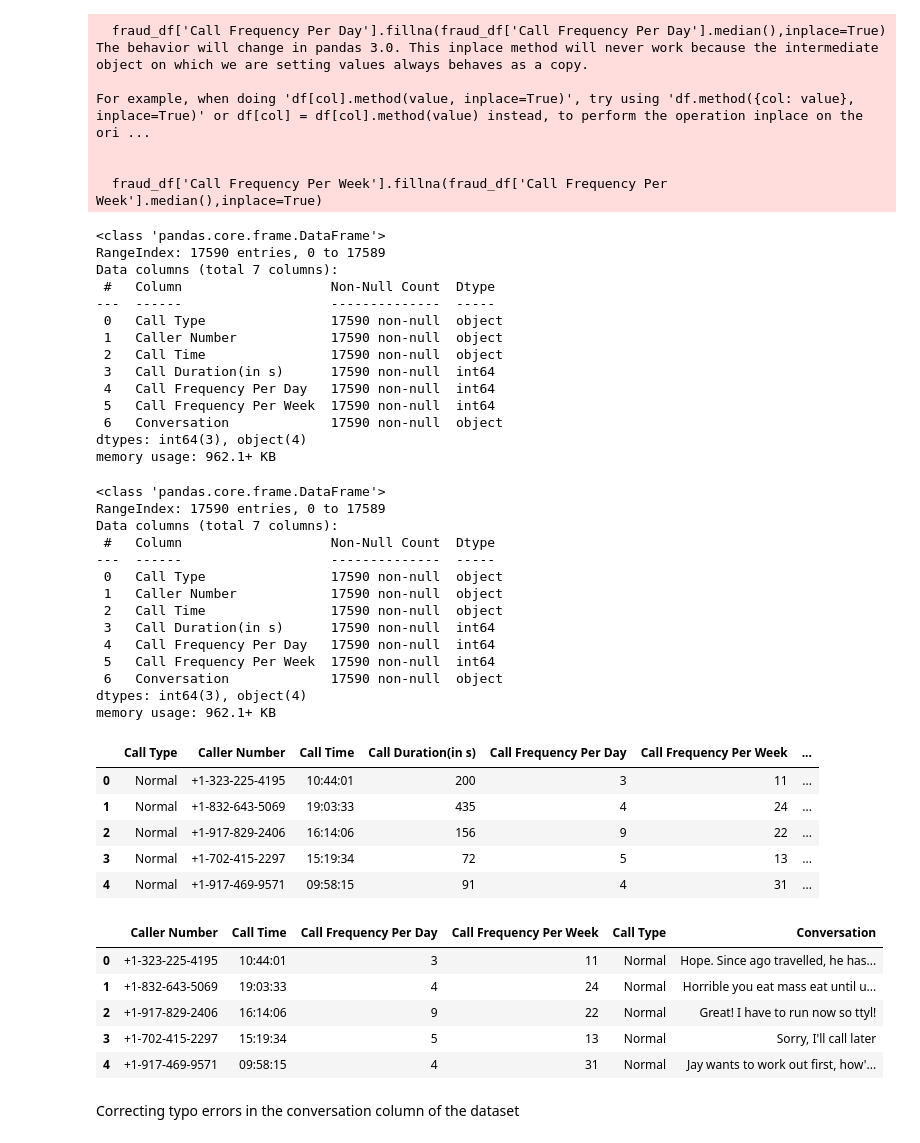
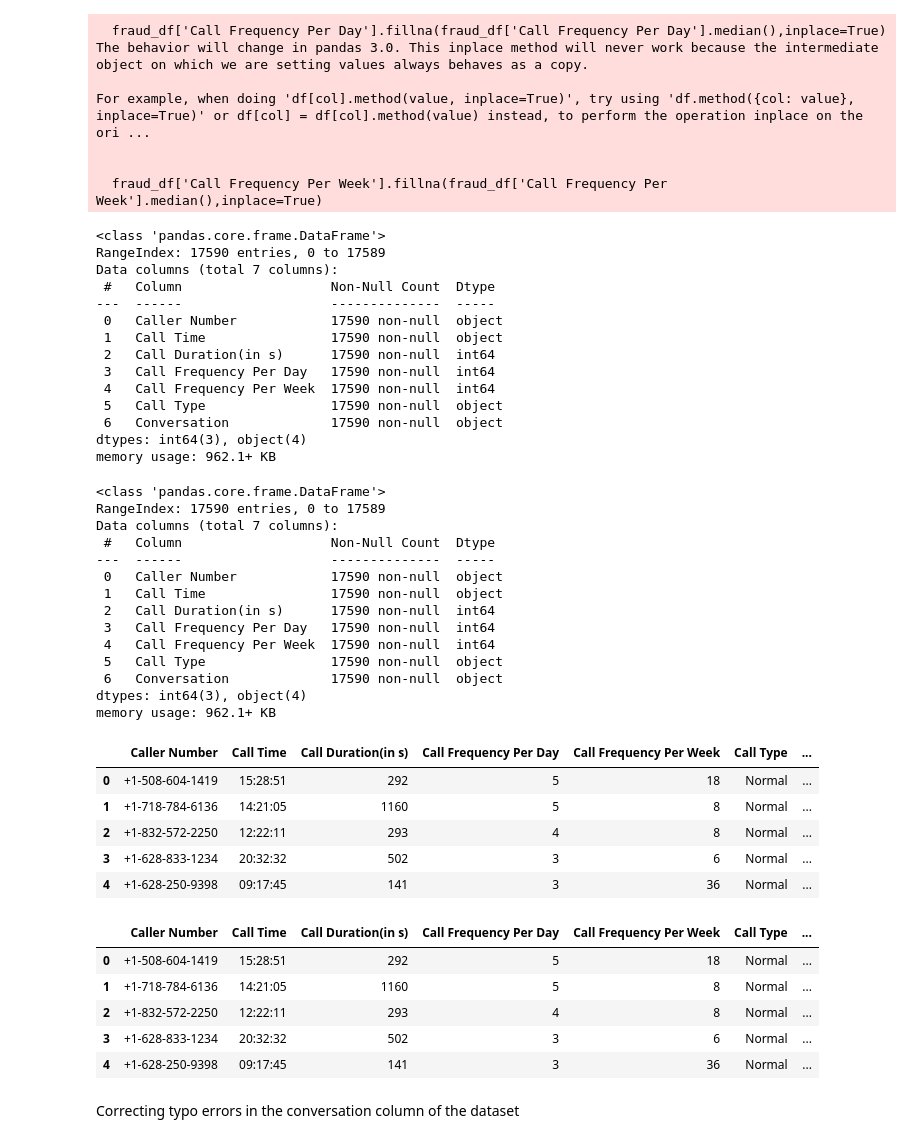
Before and after one commit to achal3014/Spam-Fraud-Call-Location-Detection, a Jupyter notebook: a_edit_text.ipynb, the cells around one changed output. Saved outputs shown, nothing was run; the diff lists cells and outputs as text; code cells hidden in the pictures.

```diff
--- a/a_edit_text.ipynb
+++ b/a_edit_text.ipynb
@@ -6,6 +6,6 @@ Importing necessary dependencies
 import numpy as np
 import pandas as pd
 # %%
-fraud_df = pd.read_csv("updated_convo.csv")
+fraud_df = pd.read_csv("corrected_names.csv")
 fraud_df.head()
 # %% [output]
@@ -18,5 +18,3 @@ fraud_df.head()
-# %%
-fraud_df.drop('Unnamed: 0', axis = 1, inplace = True)
 # %%
 fraud_df.head()
 # %% [output]
@@ -99,12 +97,12 @@ RangeIndex: 17590 entries, 0 to 17589
 Data columns (total 7 columns):
  #   Column                   Non-Null Count  Dtype
 ---  ------                   --------------  -----
- 0   Call Type                17590 non-null  object
- 1   Caller Number            17590 non-null  object
- 2   Call Time                17590 non-null  object
- 3   Call Duration(in s)      17590 non-null  int64
- 4   Call Frequency Per Day   17590 non-null  int64
- 5   Call Frequency Per Week  17590 non-null  int64
+ 0   Caller Number            17590 non-null  object
+ 1   Call Time                17590 non-null  object
+ 2   Call Duration(in s)      17590 non-null  int64
+ 3   Call Frequency Per Day   17590 non-null  int64
+ 4   Call Frequency Per Week  17590 non-null  int64
+ 5   Call Type                17590 non-null  object
  6   Conversation             17590 non-null  object
 dtypes: int64(3), object(4)
 memory usage: 962.1+ KB
@@ -122,31 +120,31 @@ RangeIndex: 17590 entries, 0 to 17589
 Data columns (total 7 columns):
  #   Column                   Non-Null Count  Dtype
 ---  ------                   --------------  -----
- 0   Call Type                17590 non-null  object
- 1   Caller Number            17590 non-null  object
- 2   Call Time                17590 non-null  object
- 3   Call Duration(in s)      17590 non-null  int64
- 4   Call Frequency Per Day   17590 non-null  int64
- 5   Call Frequency Per Week  17590 non-null  int64
+ 0   Caller Number            17590 non-null  object
+ 1   Call Time                17590 non-null  object
+ 2   Call Duration(in s)      17590 non-null  int64
+ 3   Call Frequency Per Day   17590 non-null  int64
+ 4   Call Frequency Per Week  17590 non-null  int64
+ 5   Call Type                17590 non-null  object
  6   Conversation             17590 non-null  object
 dtypes: int64(3), object(4)
 memory usage: 962.1+ KB
 # %%
 fraud_df.head()
 # %% [output]
-|  | Call Type | Caller Number | Call Time | Call Duration(in s) | Call Frequency Per Day | Call Frequency Per Week | ... |
-| 0 | Normal | +1-323-225-4195 | 10:44:01 | 200 | 3 | 11 | ... |
-| 1 | Normal | +1-832-643-5069 | 19:03:33 | 435 | 4 | 24 | ... |
-| 2 | Normal | +1-917-829-2406 | 16:14:06 | 156 | 9 | 22 | ... |
-| 3 | Normal | +1-702-415-2297 | 15:19:34 | 72 | 5 | 13 | ... |
-| 4 | Normal | +1-917-469-9571 | 09:58:15 | 91 | 4 | 31 | ... |
+|  | Caller Number | Call Time | Call Duration(in s) | Call Frequency Per Day | Call Frequency Per Week | Call Type | ... |
+| 0 | +1-508-604-1419 | 15:28:51 | 292 | 5 | 18 | Normal | ... |
+| 1 | +1-718-784-6136 | 14:21:05 | 1160 | 5 | 8 | Normal | ... |
+| 2 | +1-832-572-2250 | 12:22:11 | 293 | 4 | 8 | Normal | ... |
+| 3 | +1-628-833-1234 | 20:32:32 | 502 | 3 | 6 | Normal | ... |
+| 4 | +1-628-250-9398 | 09:17:45 | 141 | 3 | 36 | Normal | ... |
 # %%
-fraud_df = fraud_df[['Caller Number','Call Time','Call Frequency Per Day','Call Frequency Per Week','Call Type','Conversation']]
+fraud_df = fraud_df[['Caller Number','Call Time','Call Duration(in s)','Call Frequency Per Day','Call Frequency Per Week','Call Type','Conversation']]
 fraud_df.head()
 # %% [output]
-|  | Caller Number | Call Time | Call Frequency Per Day | Call Frequency Per Week | Call Type | Conversation |
-| 0 | +1-323-225-4195 | 10:44:01 | 3 | 11 | Normal | Hope. Since ago travelled, he has... |
-| 1 | +1-832-643-5069 | 19:03:33 | 4 | 24 | Normal | Horrible you eat mass eat until u... |
-| 2 | +1-917-829-2406 | 16:14:06 | 9 | 22 | Normal | Great! I have to run now so ttyl! |
-| 3 | +1-702-415-2297 | 15:19:34 | 5 | 13 | Normal | Sorry, I'll call later |
-| 4 | +1-917-469-9571 | 09:58:15 | 4 | 31 | Normal | Jay wants to work out first, how'... |
+|  | Caller Number | Call Time | Call Duration(in s) | Call Frequency Per Day | Call Frequency Per Week | Call Type | ... |
+| 0 | +1-508-604-1419 | 15:28:51 | 292 | 5 | 18 | Normal | ... |
+| 1 | +1-718-784-6136 | 14:21:05 | 1160 | 5 | 8 | Normal | ... |
+| 2 | +1-832-572-2250 | 12:22:11 | 293 | 4 | 8 | Normal | ... |
+| 3 | +1-628-833-1234 | 20:32:32 | 502 | 3 | 6 | Normal | ... |
+| 4 | +1-628-250-9398 | 09:17:45 | 141 | 3 | 36 | Normal | ... |
```
Also changed, not shown: parts of 6 cells of this notebook, 3 other files.
